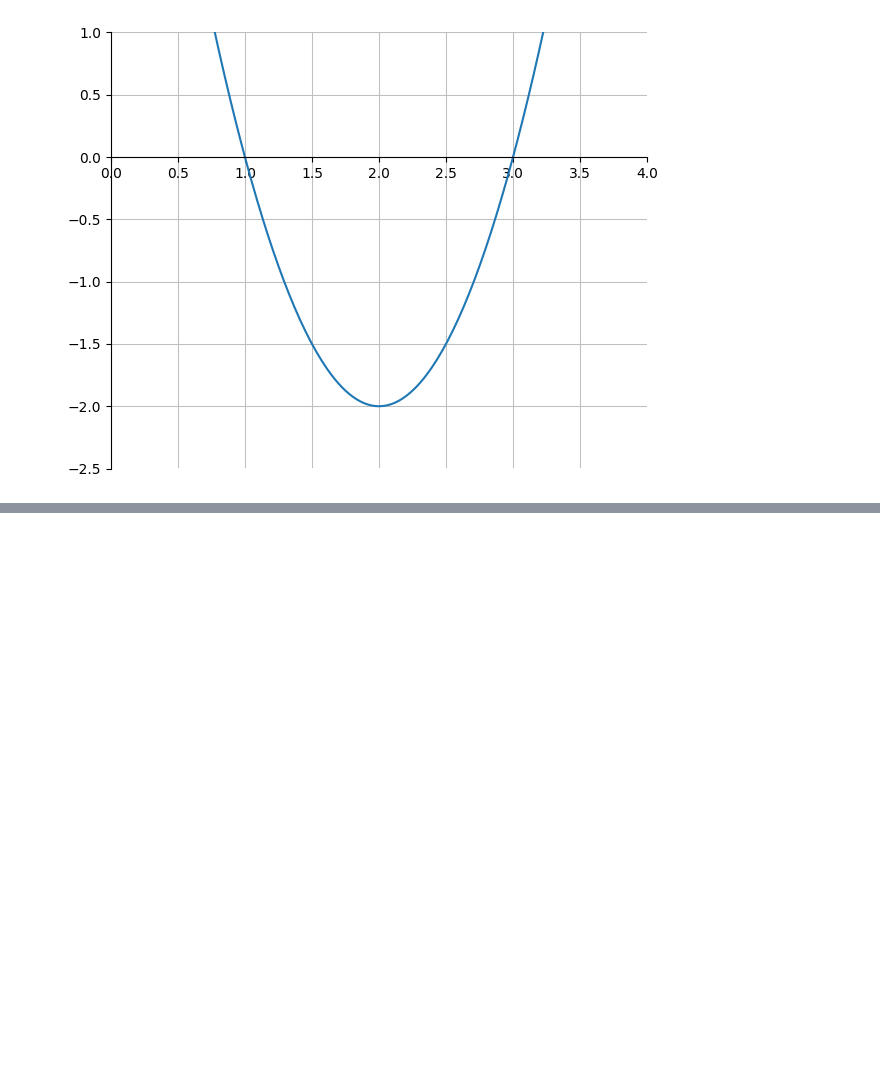
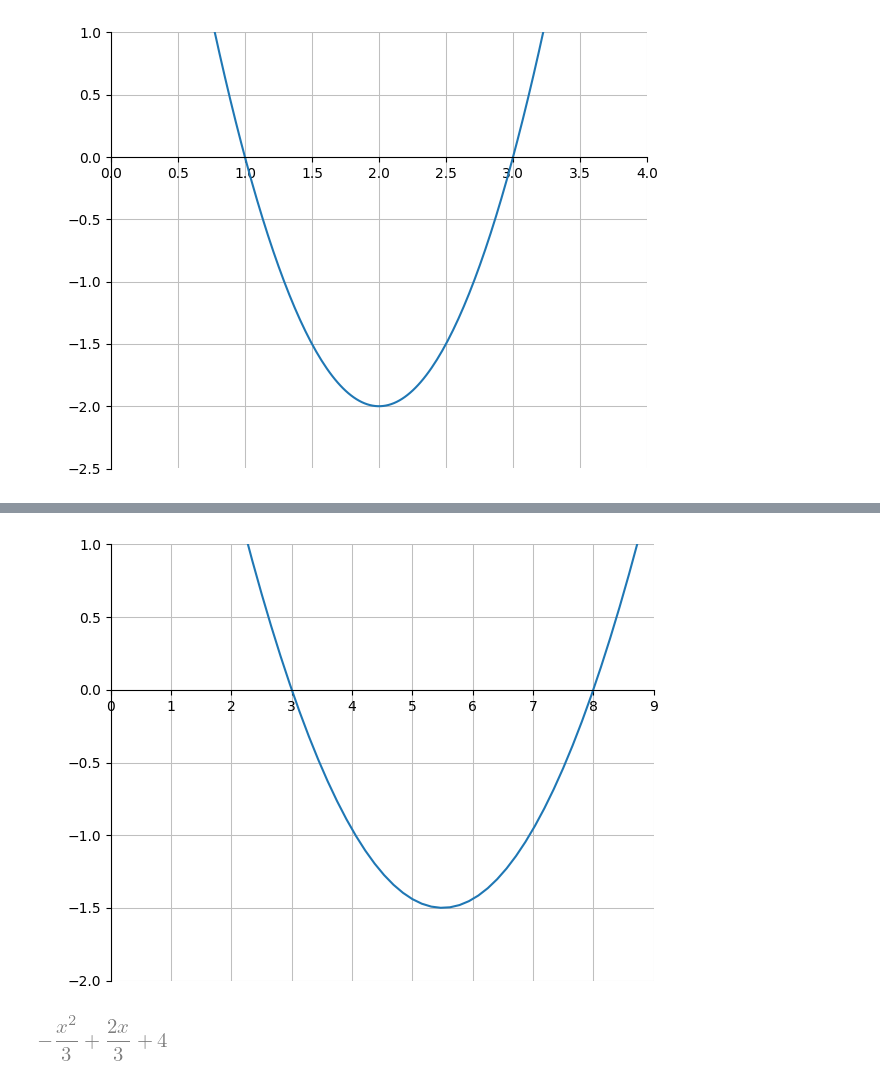
Before and after one commit to Alexandre-Fernandez-dev/Enseignement, a Jupyter notebook: Première/Ch 1 - Polynomes/Contrôles/Sommatif/contrôle 4.ipynb, the cells around one changed output, grey strips where cells are left out. Drawn from its saved outputs; the diff is of its cells as text; code cells hidden in the pictures; blank space fills up the shorter version.

```diff
--- a/Première/Ch 1 - Polynomes/Contrôles/Sommatif/contrôle 4.ipynb
+++ b/Première/Ch 1 - Polynomes/Contrôles/Sommatif/contrôle 4.ipynb
@@ -29,0 +35,4 @@ p2.save("functionB.png", dpi=200)
+# %%
+p3 = plot(h, xlim=(0,9), ylim=(-2,1), label=["f"], xlabel=" ", ylabel=" ", rendering_kw=[{"linestyle": "-"}], adaptive=True, is_point=False,axis_center="auto")
+# %% [output]
+[figure, added]
@@ -29,0 +41,5 @@ p2.save("functionB.png", dpi=200)
+# %%
+l = interpolate([(0, 4), (3, 3), (-1, 3)], x)
+l
+# %% [output]
+[figure, added]
```
Also changed, not shown: parts of 2 cells of this notebook, 5 other files.
